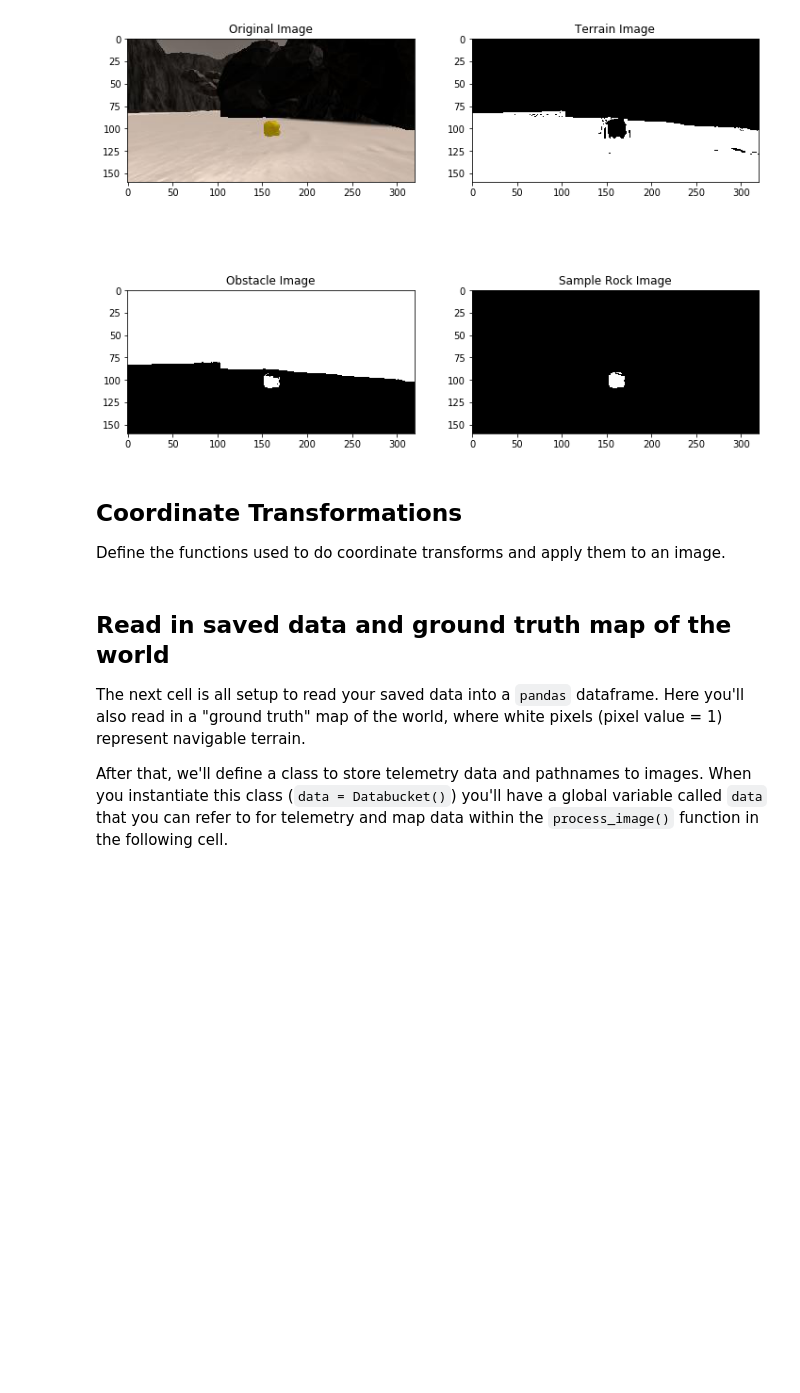
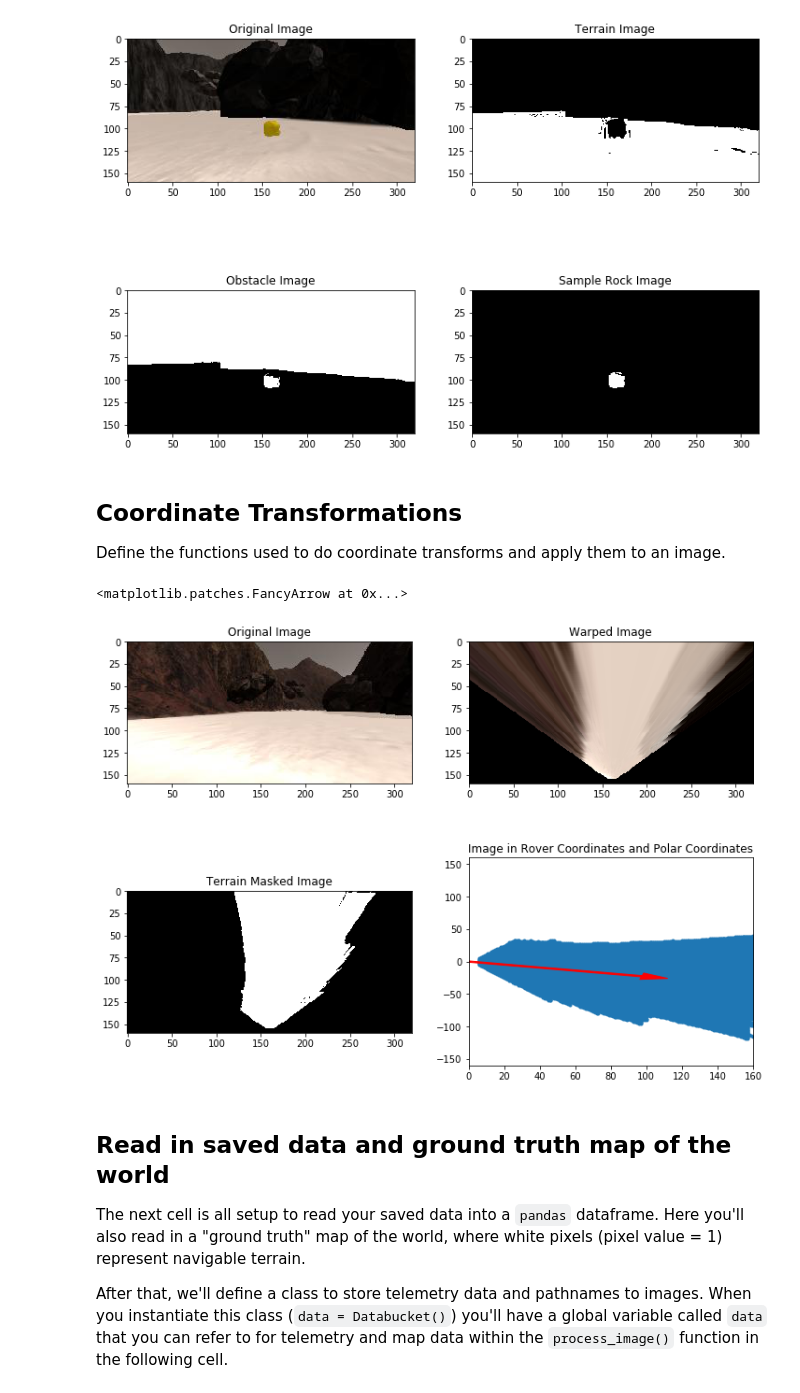
Before and after one commit to leberhard10/RoboND-Rover-Project, a Jupyter notebook: code/Rover_Project_Test_Notebook.ipynb, the cells around one changed output. Saved outputs shown, nothing was run; the diff lists cells and outputs as text; code cells hidden in the pictures; blank space fills up the shorter version.

```diff
--- a/code/Rover_Project_Test_Notebook.ipynb
+++ b/code/Rover_Project_Test_Notebook.ipynb
@@ -224,33 +224,40 @@ def pix_to_world(xpix, ypix, xpos, ypos, yaw, world_size, scale):
     # Return the result
     return x_pix_world, y_pix_world
 
 # Grab another random image
 idx = np.random.randint(0, len(img_list)-1)
 image = mpimg.imread(img_list[idx])
 warped = perspect_transform(image, source, destination)
 threshed = color_thresh(warped)
 
 # Calculate pixel values in rover-centric coords and distance/angle to all pixels
 xpix, ypix = rover_coords(threshed)
 dist, angles = to_polar_coords(xpix, ypix)
 mean_dir = np.mean(angles)
 
 # Do some plotting
 fig = plt.figure(figsize=(12,9))
 plt.subplot(221)
+plt.title("Original Image")
 plt.imshow(image)
 plt.subplot(222)
+plt.title("Warped Image")
 plt.imshow(warped)
 plt.subplot(223)
+plt.title("Terrain Masked Image")
 plt.imshow(threshed, cmap='gray')
 plt.subplot(224)
 plt.plot(xpix, ypix, '.')
 plt.ylim(-160, 160)
 plt.xlim(0, 160)
 arrow_length = 100
 x_arrow = arrow_length * np.cos(mean_dir)
 y_arrow = arrow_length * np.sin(mean_dir)
+plt.title("Image in Rover Coordinates and Polar Coordinates")
 plt.arrow(0, 0, x_arrow, y_arrow, color='red', zorder=2, head_width=10, width=2)
+# %% [output]
+<matplotlib.patches.FancyArrow at 0x...>
+[figure, added]
 # %% [markdown]
 ## Read in saved data and ground truth map of the world
 The next cell is all setup to read your saved data into a `pandas` dataframe.  Here you'll also read in a "ground truth" map of the world, where white pixels (pixel value = 1) represent navigable terrain.
```
Also changed, not shown: parts of 2 cells of this notebook, 2 other files.
